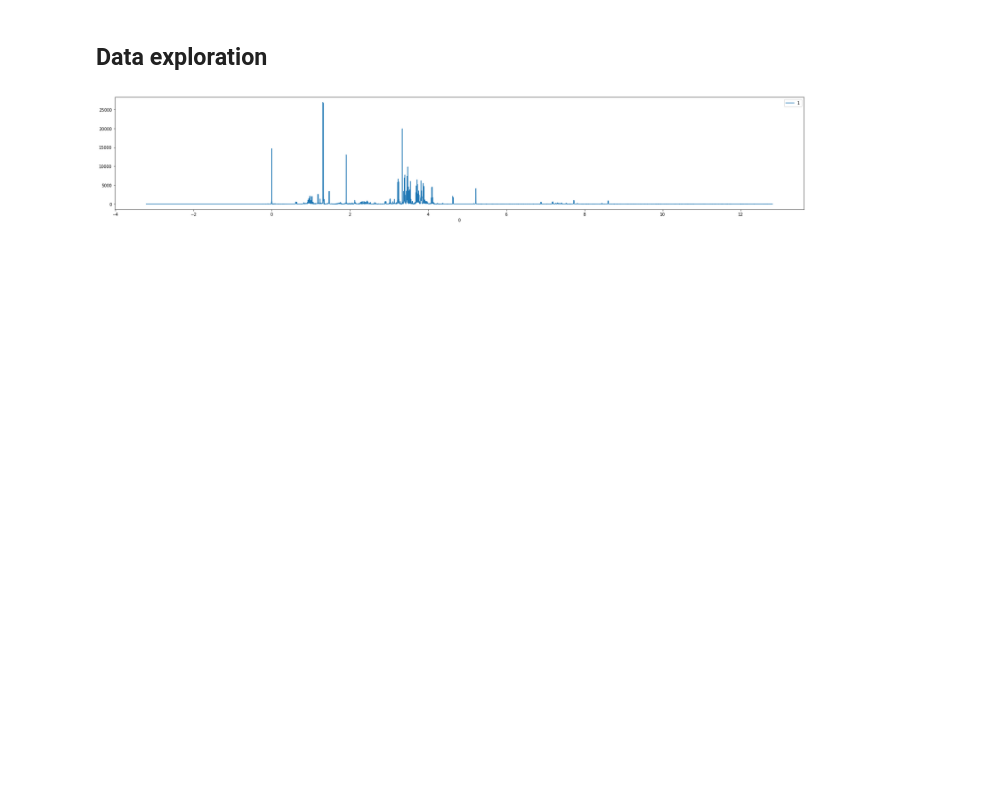
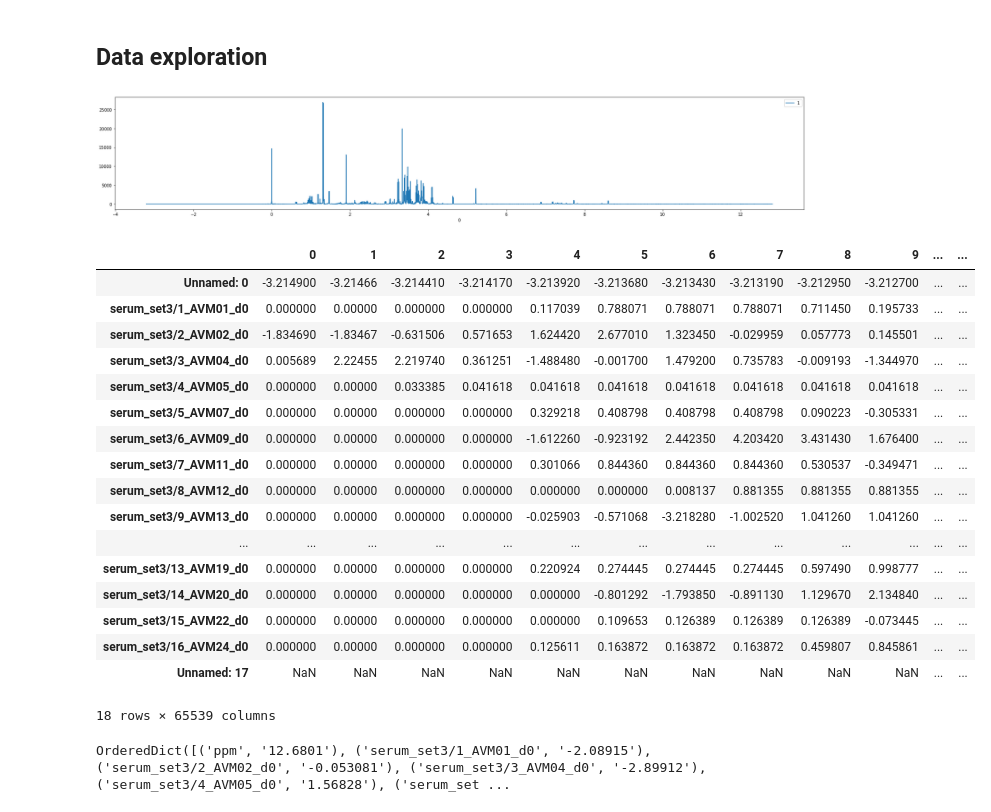
Before and after one commit to mkohram/arion, a Jupyter notebook: notebooks/inspect_spectra.ipynb, the cells around one changed output. Cells and saved outputs as stored; diff of their text form; code cells hidden in the pictures; blank space fills up the shorter version.

```diff
--- a/notebooks/inspect_spectra.ipynb
+++ b/notebooks/inspect_spectra.ipynb
@@ -10,3 +10,42 @@ df = pd.read_csv(f'../data/AVM_day0_spectra_custom.csv', delimiter='\t', header=
 df.plot(x=0, y=1, figsize=(30, 5));
 # %% [output]
 [figure]
+# %%
+df = pd.read_csv(f'../data/AVM_day0_spectra.csv', delimiter='\t')
+# %%
+df.T
+# %% [output]
+|  | 0 | 1 | 2 | 3 | 4 | 5 | 6 | 7 | 8 | 9 | ... | ... |
+| Unnamed: 0 | -3.214900 | -3.21466 | -3.214410 | -3.214170 | -3.213920 | -3.213680 | -3.213430 | -3.213190 | -3.212950 | -3.212700 | ... | ... |
+| serum_set3/1_AVM01_d0 | 0.000000 | 0.00000 | 0.000000 | 0.000000 | 0.117039 | 0.788071 | 0.788071 | 0.788071 | 0.711450 | 0.195733 | ... | ... |
+| serum_set3/2_AVM02_d0 | -1.834690 | -1.83467 | -0.631506 | 0.571653 | 1.624420 | 2.677010 | 1.323450 | -0.029959 | 0.057773 | 0.145501 | ... | ... |
+| serum_set3/3_AVM04_d0 | 0.005689 | 2.22455 | 2.219740 | 0.361251 | -1.488480 | -0.001700 | 1.479200 | 0.735783 | -0.009193 | -1.344970 | ... | ... |
+| serum_set3/4_AVM05_d0 | 0.000000 | 0.00000 | 0.033385 | 0.041618 | 0.041618 | 0.041618 | 0.041618 | 0.041618 | 0.041618 | 0.041618 | ... | ... |
+| serum_set3/5_AVM07_d0 | 0.000000 | 0.00000 | 0.000000 | 0.000000 | 0.329218 | 0.408798 | 0.408798 | 0.408798 | 0.090223 | -0.305331 | ... | ... |
+| serum_set3/6_AVM09_d0 | 0.000000 | 0.00000 | 0.000000 | 0.000000 | -1.612260 | -0.923192 | 2.442350 | 4.203420 | 3.431430 | 1.676400 | ... | ... |
+| serum_set3/7_AVM11_d0 | 0.000000 | 0.00000 | 0.000000 | 0.000000 | 0.301066 | 0.844360 | 0.844360 | 0.844360 | 0.530537 | -0.349471 | ... | ... |
+| serum_set3/8_AVM12_d0 | 0.000000 | 0.00000 | 0.000000 | 0.000000 | 0.000000 | 0.000000 | 0.008137 | 0.881355 | 0.881355 | 0.881355 | ... | ... |
+| serum_set3/9_AVM13_d0 | 0.000000 | 0.00000 | 0.000000 | 0.000000 | -0.025903 | -0.571068 | -3.218280 | -1.002520 | 1.041260 | 1.041260 | ... | ... |
+| ... | ... | ... | ... | ... | ... | ... | ... | ... | ... | ... | ... | ... |
+| serum_set3/13_AVM19_d0 | 0.000000 | 0.00000 | 0.000000 | 0.000000 | 0.220924 | 0.274445 | 0.274445 | 0.274445 | 0.597490 | 0.998777 | ... | ... |
+| serum_set3/14_AVM20_d0 | 0.000000 | 0.00000 | 0.000000 | 0.000000 | 0.000000 | -0.801292 | -1.793850 | -0.891130 | 1.129670 | 2.134840 | ... | ... |
+| serum_set3/15_AVM22_d0 | 0.000000 | 0.00000 | 0.000000 | 0.000000 | 0.000000 | 0.109653 | 0.126389 | 0.126389 | 0.126389 | -0.073445 | ... | ... |
+| serum_set3/16_AVM24_d0 | 0.000000 | 0.00000 | 0.000000 | 0.000000 | 0.125611 | 0.163872 | 0.163872 | 0.163872 | 0.459807 | 0.845861 | ... | ... |
+| Unnamed: 17 | NaN | NaN | NaN | NaN | NaN | NaN | NaN | NaN | NaN | NaN | ... | ... |
+18 rows × 65539 columns
+# %%
+import csv
+
+with open(f'../data/AVM_day0_spectra.csv', 'r') as spectra_csv:
+    reader = csv.reader(spectra_csv, delimiter='\t')
+    colnames = next(reader)
+    colnames[0] = 'ppm'
+
+    reader = csv.DictReader(spectra_csv, fieldnames=colnames, delimiter='\t')
+    next(reader)
+    for i, row in enumerate(reader):
+        if i > 65000:
+            print(row)
+            break
+# %% [output]
+OrderedDict([('ppm', '12.6801'), ('serum_set3/1_AVM01_d0', '-2.08915'), ('serum_set3/2_AVM02_d0', '-0.053081'), ('serum_set3/3_AVM04_d0', '-2.89912'), ('serum_set3/4_AVM05_d0', '1.56828'), ('serum_set ...
```
Also changed, not shown: 2 other files.
